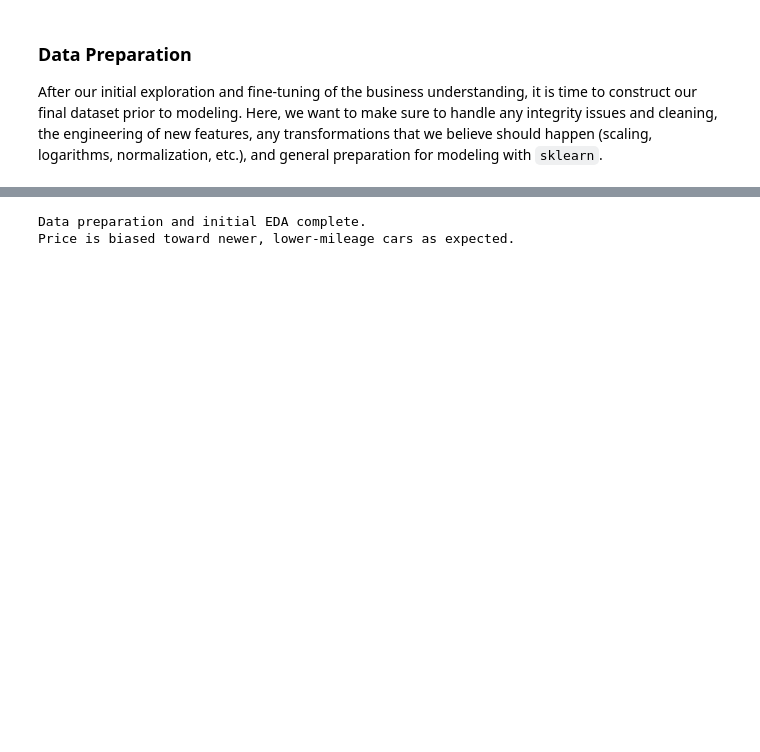
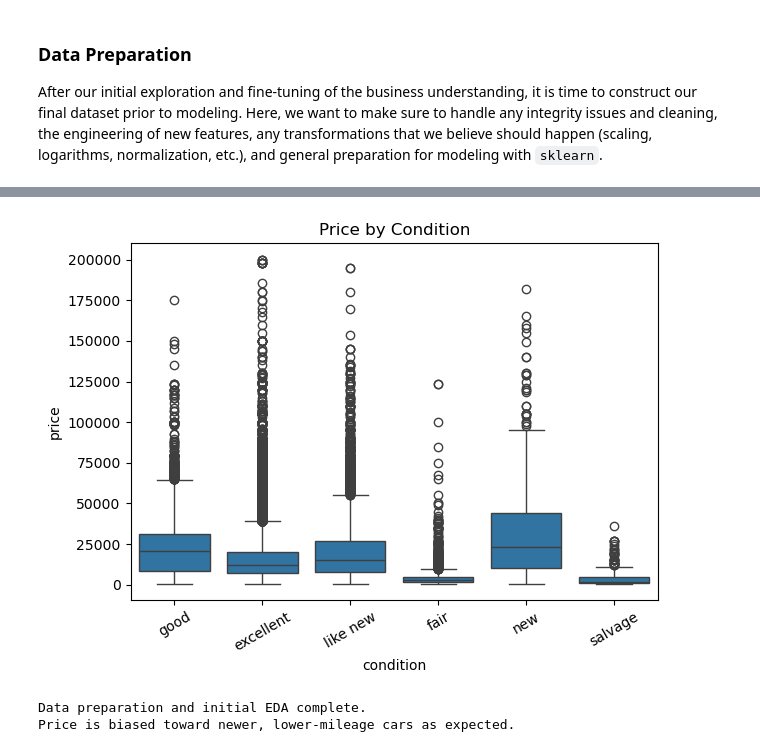
Before and after one commit to mrtajvidi/Machine-Learning, a Jupyter notebook: Module 11 - Practical Application 2/practical_application_II_starter/prompt_II.ipynb, the cells around one changed output, grey strips where cells are left out. Drawn from its saved outputs; the diff is of its cells as text; code cells hidden in the pictures; blank space fills up the shorter version.

Commit message:
Added Categorical boxplot

```diff
--- a/Module 11 - Practical Application 2/practical_application_II_starter/prompt_II.ipynb
+++ b/Module 11 - Practical Application 2/practical_application_II_starter/prompt_II.ipynb
@@ -225,3 +225,18 @@ plt.show()
+# %%
+
+# Categorical boxplot: condition vs price
+if "condition" in df_model.columns:
+    order = df_model["condition"].value_counts().index.tolist()
+    ax = sns.boxplot(data=df_model, x="condition", y=TARGET, order=order)
+    ax.set_title("Price by Condition")
+    ax.set_xlabel("condition")
+    ax.set_ylabel("price")
+    plt.xticks(rotation=30)
+    plt.tight_layout()
+    plt.savefig(os.path.join(IMAGES_DIR, "price_by_condition.png"))
+    plt.show()
+# %% [output]
+[figure, added]
 # %%
 print("Data preparation and initial EDA complete.")
 print("Price is biased toward newer, lower-mileage cars as expected.")
```
Also changed, not shown: parts of 5 cells of this notebook, 4 other files.
